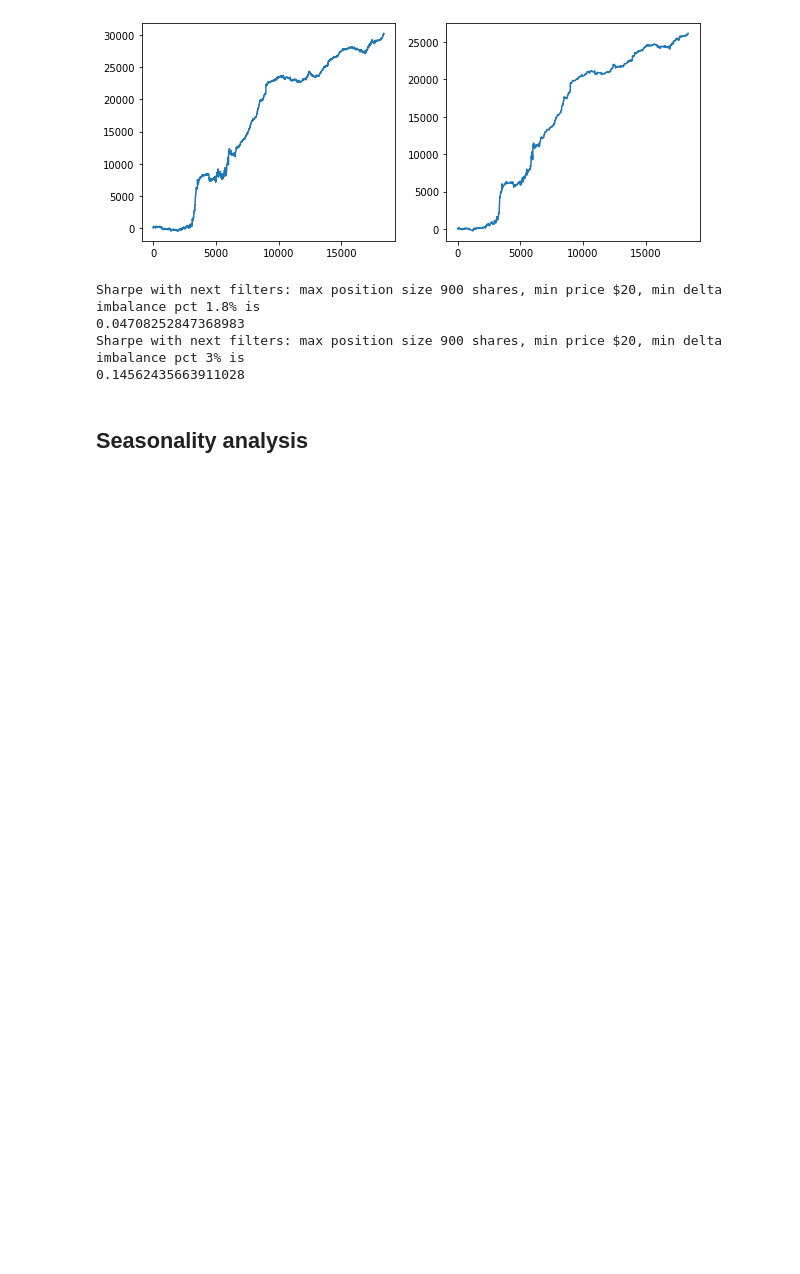
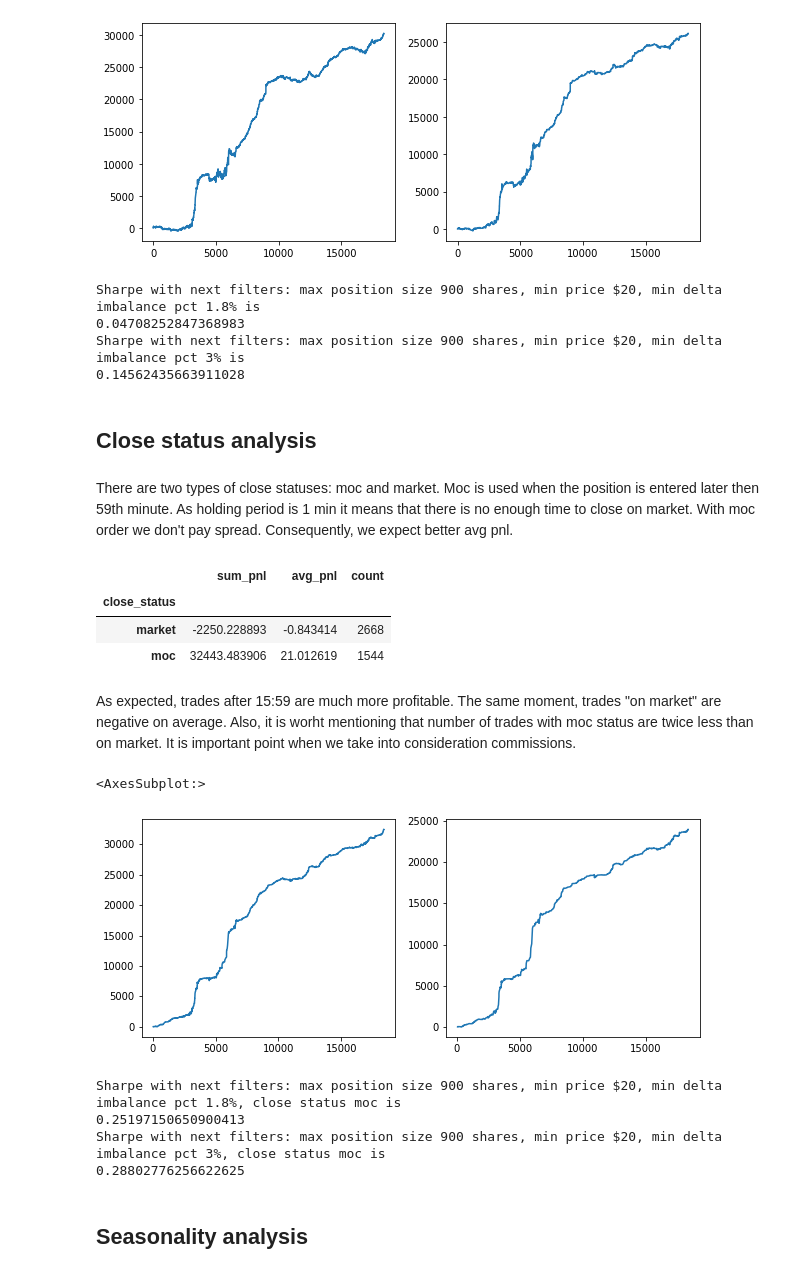
Before and after one commit to avoytkiv/moc_imbalance_flip, a Jupyter notebook: research/results.ipynb, the cells around one changed output. Cells and saved outputs as stored; diff of their text form; code cells hidden in the pictures; blank space fills up the shorter version.

```diff
--- a/research/results.ipynb
+++ b/research/results.ipynb
@@ -233,3 +234,20 @@ Sharpe with next filters: max position size 900 shares, min price $20, min delta
 0.04708252847368983
 Sharpe with next filters: max position size 900 shares, min price $20, min delta imbalance pct 3% is
 0.14562435663911028
+# %% [markdown]
+## Close status analysis
+# %% [markdown]
+There are two types of close statuses: moc and market. Moc is used when the position is entered later then 59th minute. As holding period is 1 min it means that there is no enough time to close on market. With moc order we don't pay spread. Consequently, we expect better avg pnl.
+# %%
+df_close_status_group = pd.DataFrame()
+df_close_status_group['sum_pnl'] = df_filter_vpi.groupby('close_status')['position_pnl_bp'].sum()
+df_close_status_group['avg_pnl'] = df_filter_vpi.groupby('close_status')['position_pnl_bp'].mean()
+df_close_status_group['count'] = df_filter_vpi.groupby('close_status')['position_pnl_bp'].count()
+df_close_status_group
+# %% [output]
+|  | sum_pnl | avg_pnl | count |
+| close_status |  |  |  |
+| market | -2250.228893 | -0.843414 | 2668 |
+| moc | 32443.483906 | 21.012619 | 1544 |
+# %% [markdown]
+As expected, trades after 15:59 are much more profitable. The same moment, trades "on market" are negative on average. Also, it is worht mentioning that number of trades with moc status are twice less than on market. It is important point when we take into consideration commissions.
@@ -236,3 +259,21 @@ Sharpe with next filters: max position size 900 shares, min price $20, min delta
+# %%
+# Plot
+fig, (ax1, ax2) = plt.subplots(1, 2, figsize=(10,4))
+df_filter_vpis['position_pnl_bp'].cumsum().plot(ax=ax1)
+df_filter_vpis_conservative['position_pnl_bp'].cumsum().plot(ax=ax2)
+# %% [output]
+<AxesSubplot:>
+[figure, added]
+# %%
+sharpe_vpis = df_filter_vpis['position_pnl_bp'].mean() / df_filter_vpis['position_pnl_bp'].std()
+sharpe_vpis_conservative = df_filter_vpis_conservative['position_pnl_bp'].mean() / df_filter_vpis_conservative['position_pnl_bp'].std()
+print('Sharpe with next filters: max position size {} shares, min price ${}, min delta imbalance pct {}%, close status {} is \n{}'.format(max_volume, min_price, min_deltaImbPct, close_status, sharpe_vpis))
+print('Sharpe with next filters: max position size {} shares, min price ${}, min delta imbalance pct {}%, close status {} is \n{}'.format(max_volume, min_price, min_deltaImbPct_conservative, close_status, sharpe_vpis_conservative))
+# %% [output]
+Sharpe with next filters: max position size 900 shares, min price $20, min delta imbalance pct 1.8%, close status moc is
+0.25197150650900413
+Sharpe with next filters: max position size 900 shares, min price $20, min delta imbalance pct 3%, close status moc is
+0.28802776256622625
 # %% [markdown]
 ## Seasonality analysis
 # %% [markdown]
```
Also changed, not shown: parts of 11 cells of this notebook.
